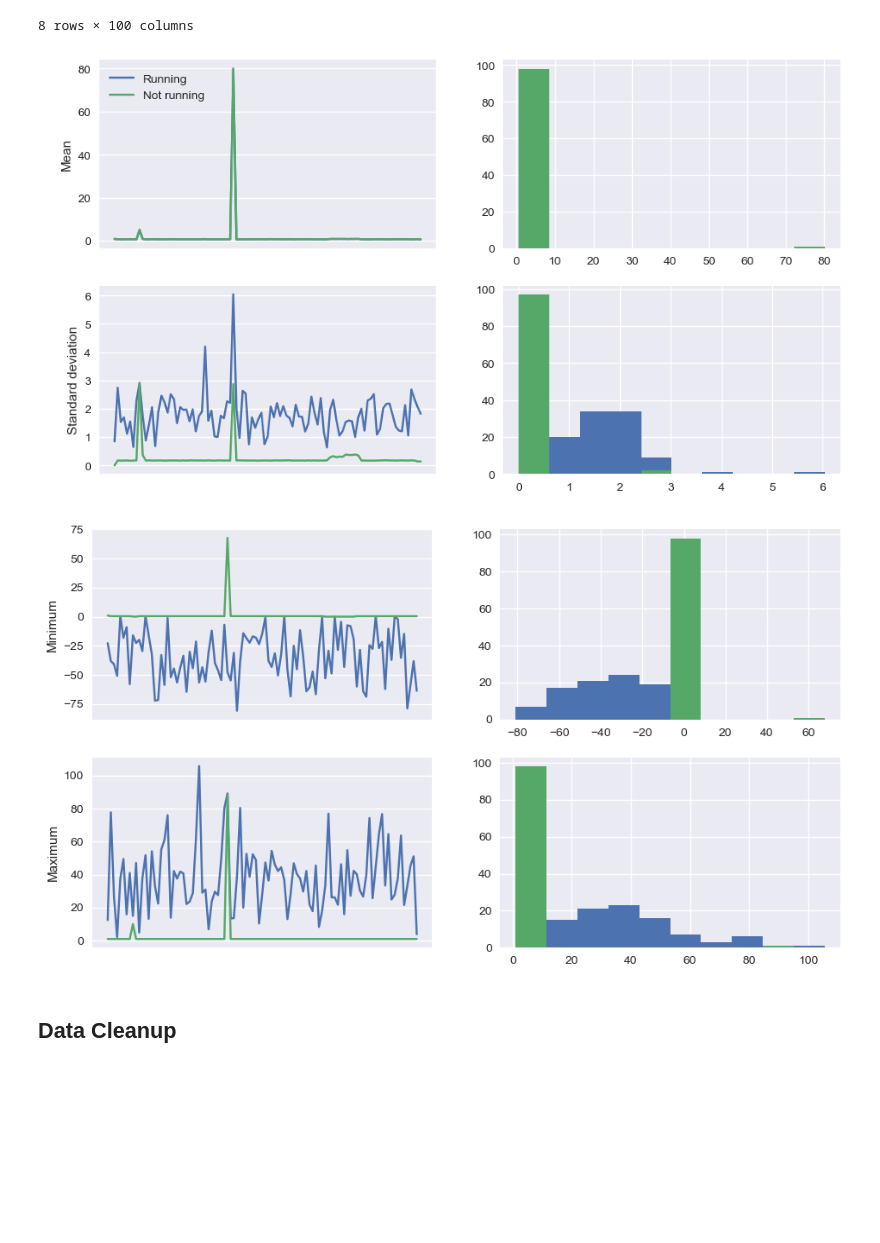
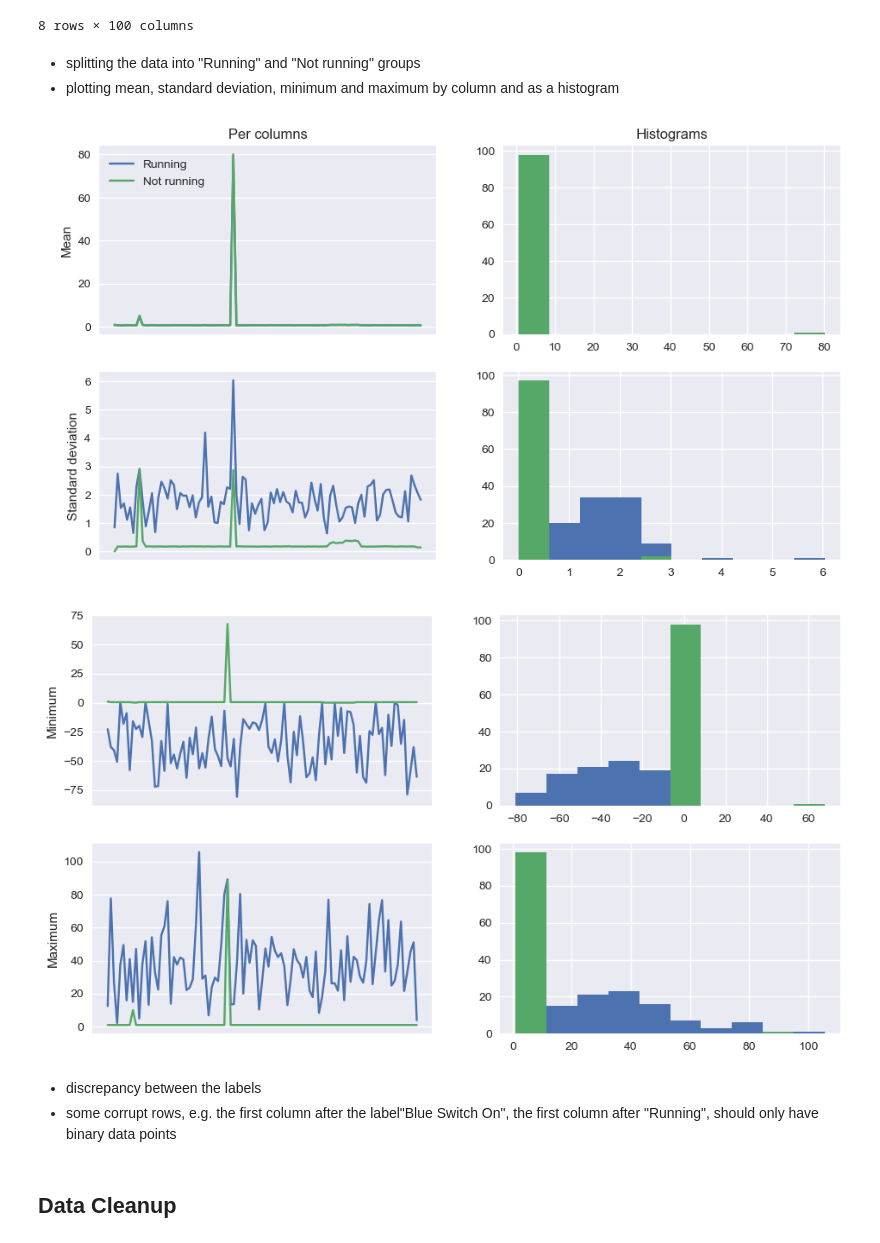
Before and after one commit to maxstollmayer/ML-Challenges, a Jupyter notebook: Challenge-1/Main Notebook.ipynb, the cells around one changed output. Drawn from its saved outputs; the diff is of its cells as text; code cells hidden in the pictures; blank space fills up the shorter version.

```diff
--- a/Challenge-1/Main Notebook.ipynb
+++ b/Challenge-1/Main Notebook.ipynb
@@ -23,41 +27,49 @@ trainData.describe()
 | 75% | 1.000000 | 1.000000 | 0.849506 | 0.844798 | 0.852589 | 0.850872 | 0.851927 | ... |
 | max | 1.000000 | 12.440382 | 77.644402 | 26.567088 | 2.181685 | 37.371873 | 49.427813 | ... |
 8 rows × 100 columns
+# %% [markdown]
+- splitting the data into "Running" and "Not running" groups
+- plotting mean, standard deviation, minimum and maximum by column and as a histogram
 # %%
 runningGroup = trainData.groupby("Running")
 
 fig1, axs1 = plt.subplots(2, 2)
 
 runningGroup.mean().T.plot(ax=axs1[0,0], legend=False, xticks=[])
 runningGroup.mean().T.plot(kind="hist", ax=axs1[0,1], legend=False)
 axs1[0,0].set_ylabel("Mean")
 axs1[0,1].set_ylabel("")
+axs1[0,0].set_title("Per columns")
+axs1[0,1].set_title("Histograms")
 
 runningGroup.std().T.plot(ax=axs1[1,0], legend=False, xticks=[])
 runningGroup.std().T.plot(kind="hist", ax=axs1[1,1], legend=False)
 axs1[1,0].set_ylabel("Standard deviation")
 axs1[1,1].set_ylabel("")
 
 fig1.legend(labels = ["Running", "Not running"], bbox_to_anchor=(0.185, 0.815))
 plt.show()
 
 
 fig2, axs2 = plt.subplots(2, 2)
 
 runningGroup.min().T.plot(ax=axs2[0,0], legend=False, xticks=[])
 runningGroup.min().T.plot(kind="hist", ax=axs2[0,1], legend=False)
 axs2[0,0].set_ylabel("Minimum")
 axs2[0,1].set_ylabel("")
 
 runningGroup.max().T.plot(ax=axs2[1,0], legend=False, xticks=[])
 runningGroup.max().T.plot(kind="hist", ax=axs2[1,1], legend=False)
 axs2[1,0].set_ylabel("Maximum")
 axs2[1,1].set_ylabel("")
 
 plt.show()
 # %% [output]
-[figure, old version]
+[figure, new version]
 [figure]
+# %% [markdown]
+- discrepancy between the labels
+- some corrupt rows, e.g. the first column after the label"Blue Switch On", the first column after "Running", should only have binary data points
 # %% [markdown]
 ## Data Cleanup
 # %%
```
Also changed, not shown: parts of 30 cells of this notebook, 12 other files.
